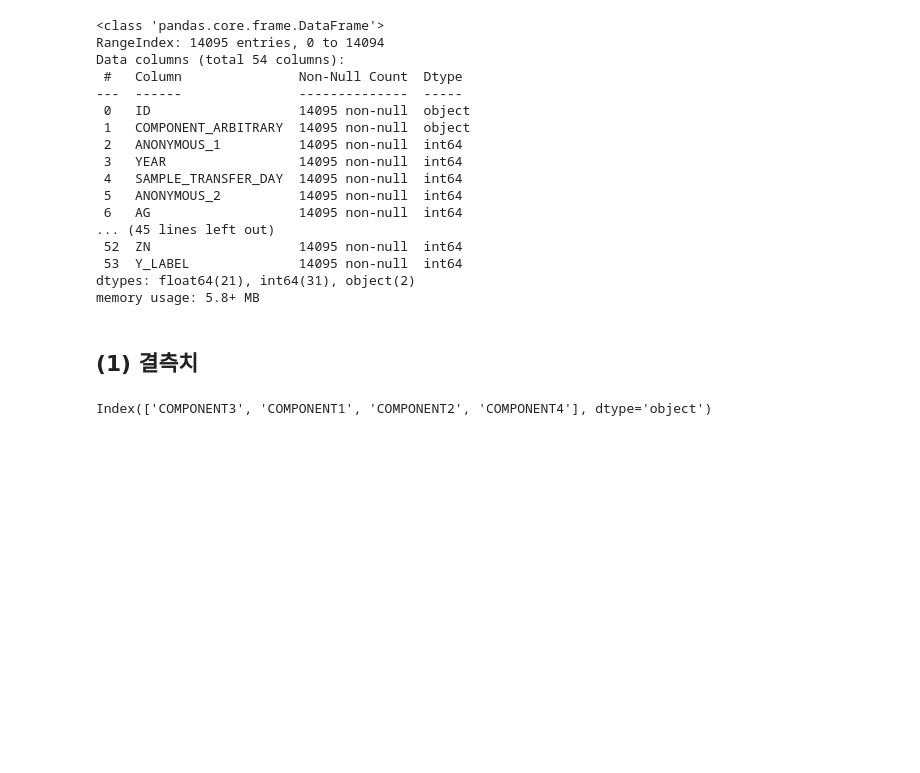
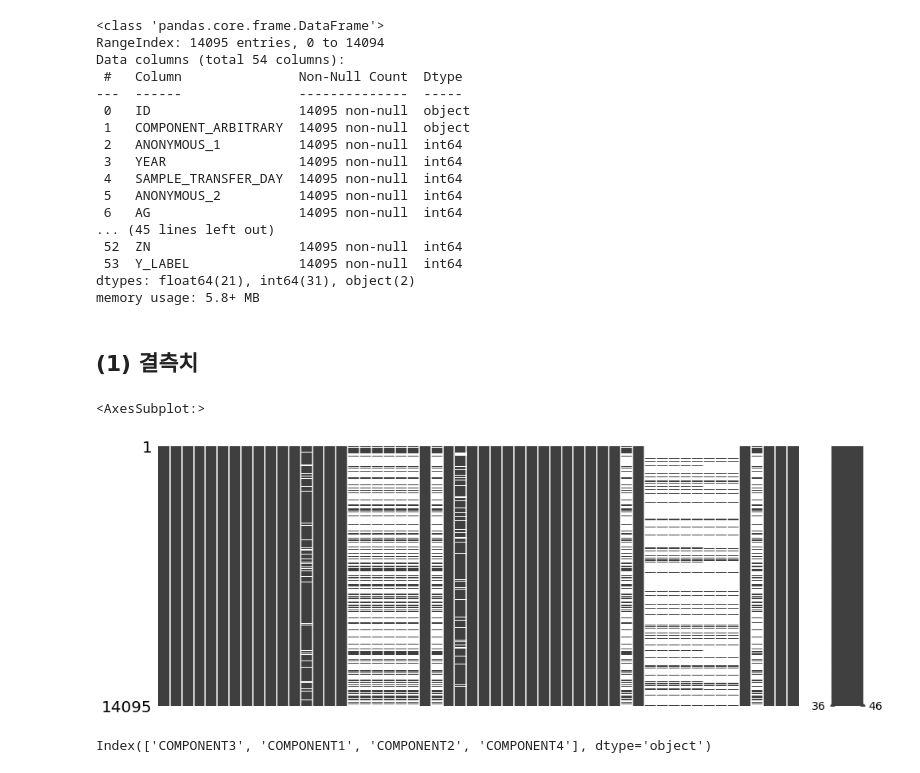
Before and after one commit to kstyle2198/dacon_oil_clfs, a Jupyter notebook: try7_EDA & Feature Engineering.ipynb, the cells around one changed output. Saved outputs shown, nothing was run; the diff lists cells and outputs as text; code cells hidden in the pictures; blank space fills up the shorter version.

```diff
--- a/try7_EDA & Feature Engineering.ipynb
+++ b/try7_EDA & Feature Engineering.ipynb
@@ -95,6 +97,12 @@ memory usage: 5.8+ MB
 # test.info()
 # %% [markdown]
 ## (1) 결측치
+# %%
+import missingno as msno
+msno.matrix(train, figsize=(16,6))
+# %% [output]
+<AxesSubplot:>
+[figure, added]
 # %%
 # 데이터를 콤포넌트별로 쪼개기
 # %%
```
Also changed, not shown: parts of 76 cells of this notebook, 8 other files.
